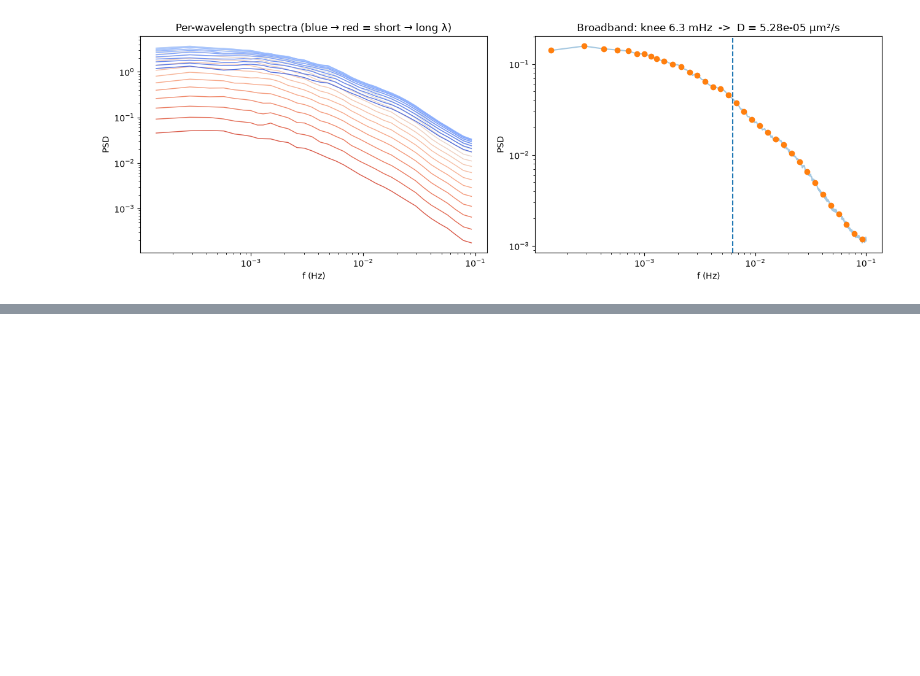
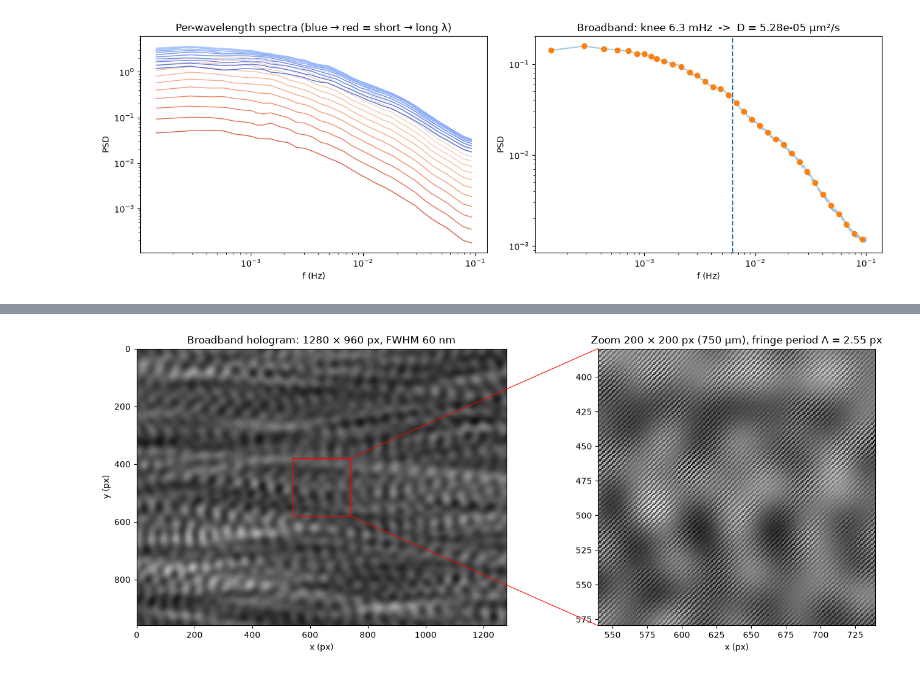
Before and after one commit to Andrecs05/Simulation_BioTissue_FBDHS, a Jupyter notebook: DHS instrument/code/per_surface_analysis.ipynb, the cells around one changed output, grey strips where cells are left out. Cells and saved outputs as stored; diff of their text form; code cells hidden in the pictures; blank space fills up the shorter version.

```diff
--- a/DHS instrument/code/per_surface_analysis.ipynb
+++ b/DHS instrument/code/per_surface_analysis.ipynb
@@ -318,0 +450,65 @@ np.save('S_broadband.npy', S_tot)
+# %%
+from pathlib import Path
+from matplotlib.patches import Rectangle, ConnectionPatch
+from tqdm.auto import tqdm
+
+FRAME = 0                 # which hologram (time step)
+CX, CY = None, None       # zoom centre in pixels (None = image centre)
+W = 100                   # zoom half-width in pixels
+
+# Build the broadband hologram once: incoherent sum over the source spectrum, I = sum_j S(λ_j) I_j
+path = Path(f'hologram_broadband_{FRAME}.npy')
+if path.exists():
+    I_bb = np.load(path)
+else:
+    k_src, w_src = S_source
+    I_bb = 0
+    for j, lam in enumerate(tqdm(2 * np.pi / k_src, desc='Wavelengths')):
+        U = source_field(X, Y, lam, w0)
+        U = angular_spectrum(U, dx=dx, dy=dy, z=z_M1, lam=lam) * P_M1
+        U = angular_spectrum(U, dx=dx, dy=dy, z=z_sample, lam=lam)
+        U_ill_j = U[s, s]
+        del U
+
+        q_j, th_j = scattering_vector(lam0=lam)
+        amps_j = object_amplitudes(layout, trajs, {
+            "nucleus": mie_amplitude(1.0, 1.39, 1.36, th_j, lam0=lam),
+            "mitochondrion": mie_amplitude(0.44, 1.41, 1.36, th_j, lam0=lam),
+            "vesicle": mie_amplitude(0.25, 1.40, 1.36, th_j, lam0=lam)})
+
+        U_after = field_after_sample(FRAME, U_ill_j, Xc, Yc, layout, trajs, amps_j, q_j)
+        U_L1, X1_j, Y1_j = fresnel_fft(U_after, Xc, Yc, lam, 2*f1)
+        U_L1 = U_L1 * lens_transmitance(X1_j, Y1_j, f1, lam, R1)
+        U_IP, Xi_j, Yi_j = fresnel_fft(U_L1, X1_j, Y1_j, lam, 2*f1)
+        I_bb = I_bb + w_src[j] * camera_hologram(U_IP * pupil(Xi_j, Yi_j, R_IP), Xi_j, Yi_j,
+                                                 lam, f2, xc, yc, theta, d_B)
+    np.save(path, I_bb)
+    plt.imsave(path.with_suffix('.png'), I_bb, cmap='gray')
+
+# Same plot as the monochromatic hologram
+ny, nx = I_bb.shape
+cx = nx // 2 if CX is None else CX
+cy = ny // 2 if CY is None else CY
+x0, x1 = cx - W - 0.5, cx + W - 0.5
+y0, y1 = cy - W - 0.5, cy + W - 0.5
+crop = I_bb[max(cy - W, 0):cy + W, max(cx - W, 0):cx + W]
+
+fig, (ax, axz) = plt.subplots(1, 2, figsize=(14, 5.5), gridspec_kw={'width_ratios': [nx / ny, 1]})
+ax.imshow(I_bb, cmap='gray')
+ax.set(title=f'Broadband hologram: {nx} × {ny} px, FWHM {fwhm*1e3:.0f} nm',
+       xlabel='x (px)', ylabel='y (px)')
+
+axz.imshow(I_bb, cmap='gray', interpolation='nearest', vmin=crop.min(), vmax=crop.max())
+axz.set_xlim(x0, x1)
+axz.set_ylim(y1, y0)                                # reversed so up/down matches the full image
+axz.set(title=f'Zoom {2*W} × {2*W} px ({2 * W * p:.0f} µm), fringe period Λ = {Lambda / p:.2f} px',
+        xlabel='x (px)')
+
+ax.add_patch(Rectangle((x0, y0), x1 - x0, y1 - y0, fill=False, ec='r', lw=1))
+for y in (y0, y1):
+    fig.add_artist(ConnectionPatch((x1, y), (x0, y), 'data', 'data',
+                                   axesA=ax, axesB=axz, color='r', lw=0.8))
+fig.tight_layout()
+plt.show()
+# %% [output]
+[figure, added]
```
Also changed, not shown: parts of 3 cells of this notebook, 40 other files.
